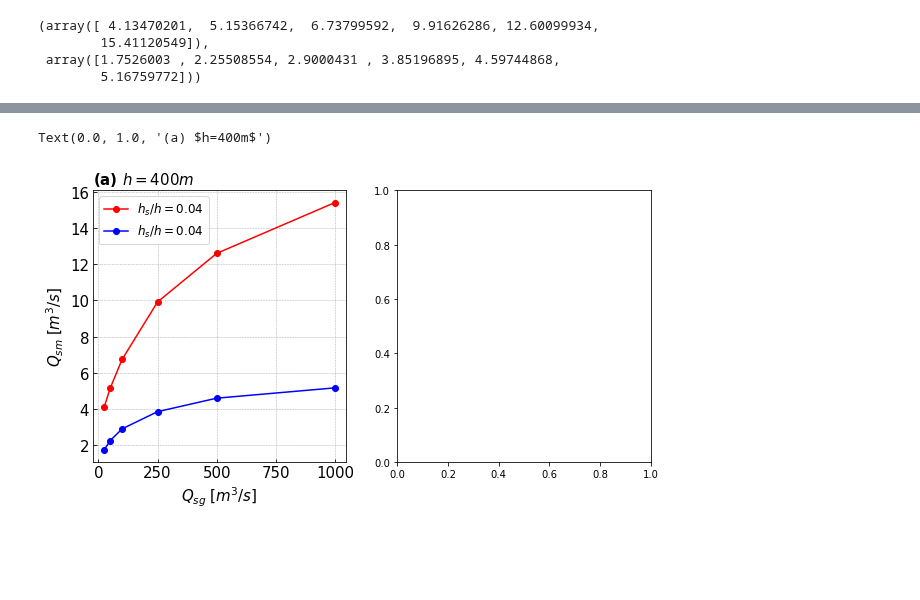
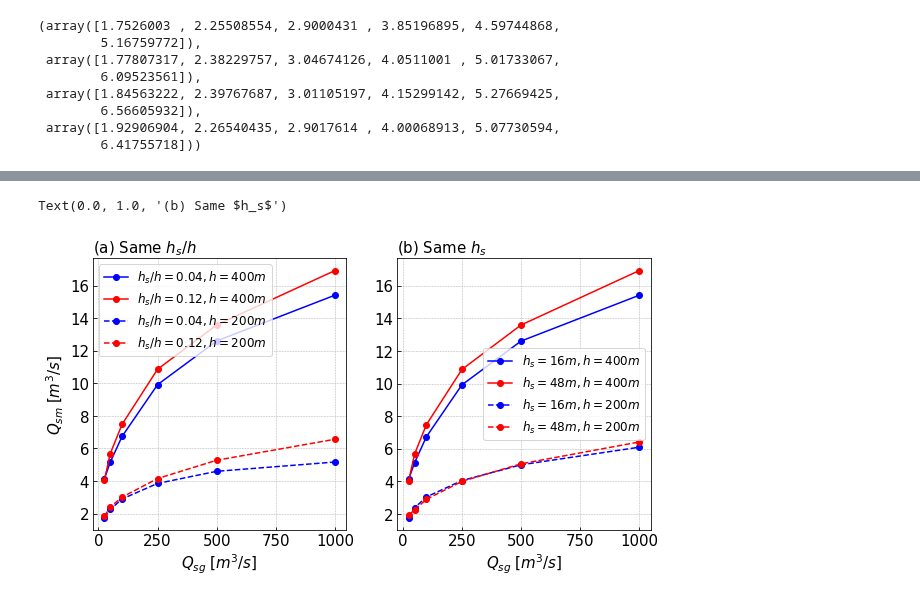
Before and after one commit to weiyangbao/Jupyter-Iceplume, a Jupyter notebook: Fjord Modeling/Qsm_Qsg.ipynb, the cells around one changed output, grey strips where cells are left out. Drawn from its saved outputs; the diff is of its cells as text; code cells hidden in the pictures; blank space fills up the shorter version.

Commit message:
Plot test

```diff
--- a/Fjord Modeling/Qsm_Qsg.ipynb
+++ b/Fjord Modeling/Qsm_Qsg.ipynb
@@ -45,9 +45,9 @@ path3 = '/work/oceans/wbao/MITgcm_results/iceplume/2_Qsg_minhs' # # hs/h=0.04
 
 # Fjord depth h=200m
 path4 = '/work/oceans/wbao/MITgcm_results/iceplume/shallow_fjord01' # hs/h=0.04
-path5 = '/work/oceans/wbao/MITgcm_results/iceplume/shallow_Fjord02' # hs/h=0.08
-path6 = '/work/oceans/wbao/MITgcm_results/iceplume/shallow_Fjord03' # hs/h=0.12
-path7 = '/work/oceans/wbao/MITgcm_results/iceplume/shallow_Fjord04' # hs/h=0.24
+path5 = '/work/oceans/wbao/MITgcm_results/iceplume/shallow_fjord02' # hs/h=0.08
+path6 = '/work/oceans/wbao/MITgcm_results/iceplume/shallow_fjord03' # hs/h=0.12
+path7 = '/work/oceans/wbao/MITgcm_results/iceplume/shallow_fjord04' # hs/h=0.24
 path8 = '/work/oceans/wbao/MITgcm_results/iceplume/shallow_Fjord05' # hs/h=1
 
 
@@ -69,17 +69,21 @@ for i in range(len(case)):
     Qsm2[i] = IFA_deep(path2,case[i])
     Qsm3[i] = IFA_deep(path3,case[i])
     Qsm4[i] = IFA_shallow(path4,case[i])
-#     Qsm5[i] = IFA_shallow(path5,case[i])
-#     Qsm6[i] = IFA_shallow(path6,case[i])
-#     Qsm7[i] = IFA_shallow(path7,case[i])
+    Qsm5[i] = IFA_shallow(path5,case[i])
+    Qsm6[i] = IFA_shallow(path6,case[i])
+    Qsm7[i] = IFA_shallow(path7,case[i])
 #     Qsm8[i] = IFA_shallow(path8,case[i])
 # %%
-Qsm3,  Qsm4
+Qsm4, Qsm5, Qsm6, Qsm7
 # %% [output]
-(array([ 4.13470201,  5.15366742,  6.73799592,  9.91626286, 12.60099934,
-        15.41120549]),
- array([1.7526003 , 2.25508554, 2.9000431 , 3.85196895, 4.59744868,
-        5.16759772]))
+(array([1.7526003 , 2.25508554, 2.9000431 , 3.85196895, 4.59744868,
+        5.16759772]),
+ array([1.77807317, 2.38229757, 3.04674126, 4.0511001 , 5.01733067,
+        6.09523561]),
+ array([1.84563222, 2.39767687, 3.01105197, 4.15299142, 5.27669425,
+        6.56605932]),
+ array([1.92906904, 2.26540435, 2.9017614 , 4.00068913, 5.07730594,
+        6.41755718]))
 # %%
 file1 = xr.open_dataset(path4+'/state_001.nc')
 u1 = file1.U.data.mean(axis=(0,2))
@@ -113,36 +117,36 @@ u1[:,178], u2[:,178], u3[:,178]
 # %%
 fig1 = plt.figure(figsize=(10,5))
 ax1 = fig1.add_subplot(121)
 ax2 = fig1.add_subplot(122)
 
 qsg = np.arange(0,1050,50)
 #ax.plot(qsg,qsg**(2/5), 'k-',lw=3,alpha=.5,label=r'$Q^{2/5}_{sg}$')
-#ax1.plot(Qsg,Qsm1,'o-k',ms=6, lw=1.5,label=r'$h_s/h=1$')
-ax1.plot(Qsg,Qsm3,'o-r',ms=6, lw=1.5,label=r'$h_s/h=0.04$')
-ax1.plot(Qsg,Qsm4,'o-b',ms=6, lw=1.5,label=r'$h_s/h=0.04$')
+ax1.plot(Qsg,Qsm3,'o-b',ms=6, lw=1.5,label=r'$h_s/h=0.04,h=400m$')
+ax1.plot(Qsg,Qsm2,'o-r',ms=6, lw=1.5,label=r'$h_s/h=0.12,h=400m$')
+ax1.plot(Qsg,Qsm4,'o--b',ms=6, lw=1.5,label=r'$h_s/h=0.04,h=200m$')
+ax1.plot(Qsg,Qsm6,'o--r',ms=6, lw=1.5,label=r'$h_s/h=0.12,h=200m$')
 
 ax1.legend(loc='best', fontsize=12)
 ax1.set_xlabel(r'$Q_{sg}\;[m^3/s]$',size = 15)
 ax1.set_ylabel(r'$Q_{sm}\;[m^3/s]$',size = 15)
 ax1.grid(linestyle='--', linewidth=0.5)
 ax1.tick_params(direction='in', labelsize=15)
-ax1.set_title(r'(a) $h=400m$', loc='left', size=15, weight='bold')
+ax1.set_title(r'(a) Same $h_s/h$', loc='left', size=15)
 
 
-# ax2.plot(Qsg,Qsm4,'o--b',ms=6, lw=1.5,label=r'$h_s=0.04$')
-# ax2.plot(Qsg,Qsm5,'o--',ms=6, lw=1.5,label=r'$h_s=0.08$')
-# ax2.plot(Qsg,Qsm6,'o--r',ms=6, lw=1.5,label=r'$h_s=0.12$')
-# ax2.plot(Qsg,Qsm7,'o--',ms=6, lw=1.5,label=r'$h_s=0.24$')
-# ax2.plot(Qsg,Qsm7,'o--k',ms=6, lw=1.5,label=r'$h_s=1$')
-# ax2.legend(loc='best', fontsize=12)
-# ax2.set_xlabel(r'$Q_{sg}\;[m^3/s]$',size = 15)
-# #ax2.set_ylabel(r'$Q_{sm}\;[m^3/s]$',size = 15)
-# ax2.grid(linestyle='--', linewidth=0.5)
-# ax2.tick_params(direction='in', labelsize=15)
-# ax2.set_title(r'(b) $h=200m$', loc='left', size=15, weight='bold')
+ax2.plot(Qsg,Qsm3,'o-b',ms=6, lw=1.5,label=r'$h_s=16m,h=400m$')
+ax2.plot(Qsg,Qsm2,'o-r',ms=6, lw=1.5,label=r'$h_s=48m,h=400m$')
+ax2.plot(Qsg,Qsm5,'o--b',ms=6, lw=1.5,label=r'$h_s=16m,h=200m$')
+ax2.plot(Qsg,Qsm7,'o--r',ms=6, lw=1.5,label=r'$h_s=48m,h=200m$')
+ax2.legend(loc='best', fontsize=12)
+ax2.set_xlabel(r'$Q_{sg}\;[m^3/s]$',size = 15)
+#ax2.set_ylabel(r'$Q_{sm}\;[m^3/s]$',size = 15)
+ax2.grid(linestyle='--', linewidth=0.5)
+ax2.tick_params(direction='in', labelsize=15)
+ax2.set_title(r'(b) Same $h_s$', loc='left', size=15)
 # %% [output]
-Text(0.0, 1.0, '(a) $h=400m$')
+Text(0.0, 1.0, '(b) Same $h_s$')
-[figure, old version]
+[figure, new version]
 # %%
 fig_path ="/home/1959/Jupyter_Figs/FjordModeling/"
 if not os.path.exists(fig_path):
```
Also changed, not shown: parts of 1 cell of this notebook, 3 other files.
